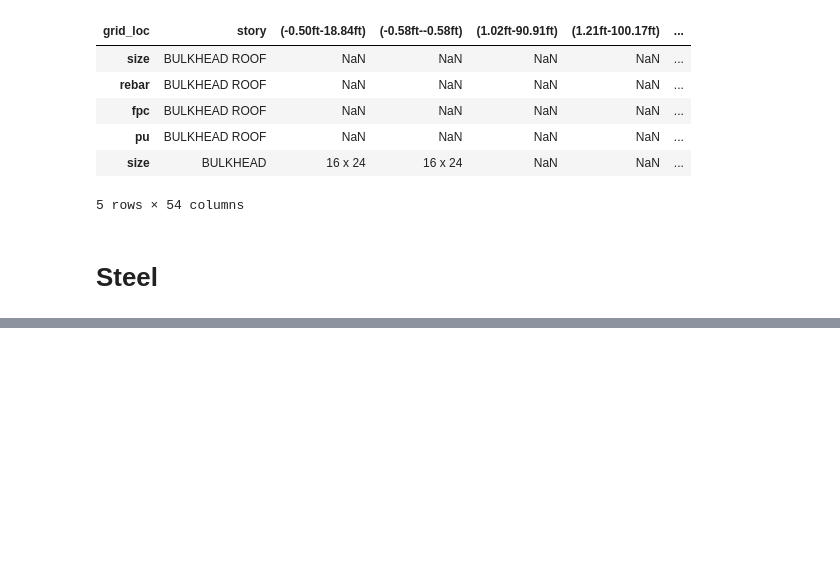
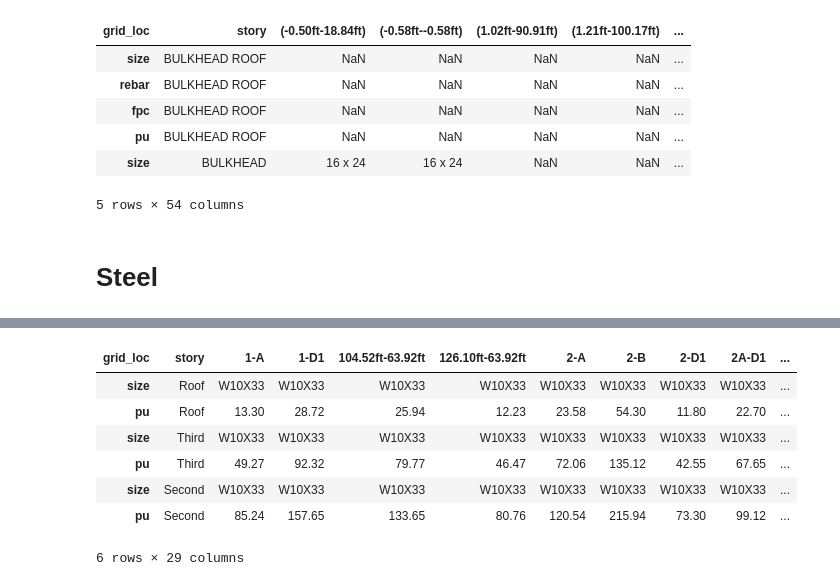
Before and after one commit to dankicode/column-schedulizer, a Jupyter notebook: ram_column_schedule.ipynb, the cells around one changed output, grey strips where cells are left out. Drawn from its saved outputs; the diff is of its cells as text; code cells hidden in the pictures; blank space fills up the shorter version.

```diff
--- a/ram_column_schedule.ipynb
+++ b/ram_column_schedule.ipynb
@@ -152,0 +340,38 @@ schedule.head()
+# %%
+def create_RAM_steel_grav_column_schedule(column_data: dict[str, list[str]],
+                    xlsx: bool = False,
+                    output_filename: str = "RAM_Gravity_Steel_Column_Schedule.xlsx") -> pd.DataFrame:
+    """
+    Returns a column schedule from the dictionary created from the
+    extract_RAM_steel_grav_column_data() function.
+
+    If xlsx = True, it will also produce an Excel file.
+    """
+    levels_and_loc_dict = {k: column_data[k] for k in ('level', 'grid_loc') if k in column_data}
+    col_sched_dict = {k: column_data[k] for k in ('size', 'pu') if k in column_data}
+
+    mi_idx = pd.MultiIndex.from_frame(pd.DataFrame(levels_and_loc_dict))
+    col_sched_df = pd.DataFrame(col_sched_dict)
+    col_sched_df.index = mi_idx
+
+    col_sched_df = col_sched_df.transpose()
+
+    final = []
+    for story in pd.Series(column_data['level']).unique():
+        story_df = col_sched_df.loc[:, story]
+        story_df['story'] = story
+        final.append(story_df)
+    schedule_df = pd.concat(final)
+
+
+    schedule_df = schedule_df.reindex(schedule_df.columns.sort_values(), axis=1)
+    story = schedule_df.story
+    schedule_df = schedule_df.drop(columns=['story'])
+    schedule_df.insert(loc=0, column='story', value=story)
+
+    if xlsx:
+        schedule_df.to_excel(output_filename)
+
+    return schedule_df
+# %%
+steel_grav_col_data = extract_RAM_steel_grav_col_data('17717_240703_grav_col_designs.csv')
@@ -152,0 +380,2 @@ schedule.head()
+# %%
+steel_grav_schedule = create_RAM_steel_grav_column_schedule(steel_grav_col_data, True)
@@ -152,0 +398,11 @@ schedule.head()
+# %%
+steel_grav_schedule
+# %% [output]
+| grid_loc | story | 1-A | 1-D1 | 104.52ft-63.92ft | 126.10ft-63.92ft | 2-A | 2-B | 2-D1 | 2A-D1 | ... |
+| size | Roof | W10X33 | W10X33 | W10X33 | W10X33 | W10X33 | W10X33 | W10X33 | W10X33 | ... |
+| pu | Roof | 13.30 | 28.72 | 25.94 | 12.23 | 23.58 | 54.30 | 11.80 | 22.70 | ... |
+| size | Third | W10X33 | W10X33 | W10X33 | W10X33 | W10X33 | W10X33 | W10X33 | W10X33 | ... |
+| pu | Third | 49.27 | 92.32 | 79.77 | 46.47 | 72.06 | 135.12 | 42.55 | 67.65 | ... |
+| size | Second | W10X33 | W10X33 | W10X33 | W10X33 | W10X33 | W10X33 | W10X33 | W10X33 | ... |
+| pu | Second | 85.24 | 157.65 | 133.65 | 80.76 | 120.54 | 215.94 | 73.30 | 99.12 | ... |
+6 rows × 29 columns
```
Also changed, not shown: parts of 26 cells of this notebook, 11 other files.
